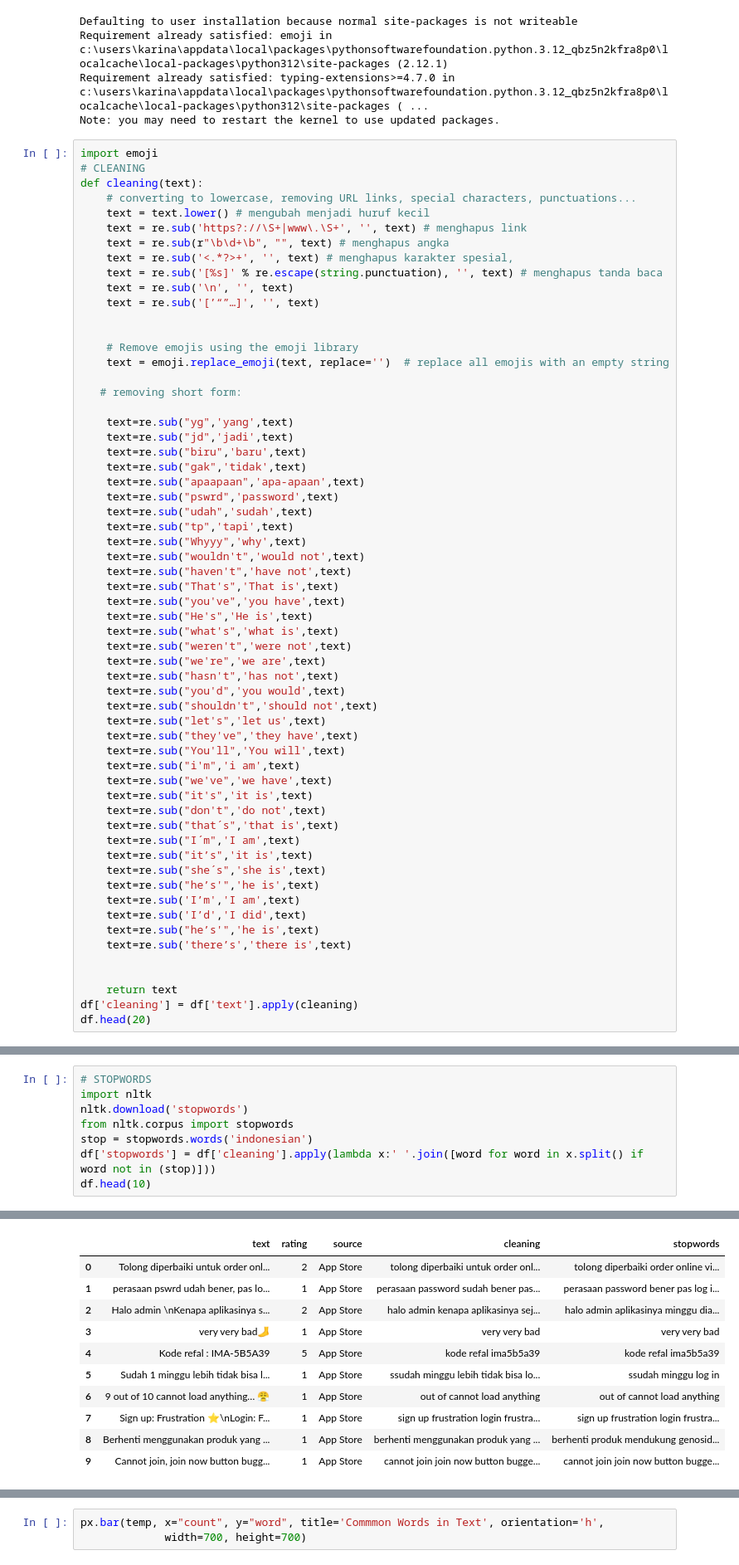
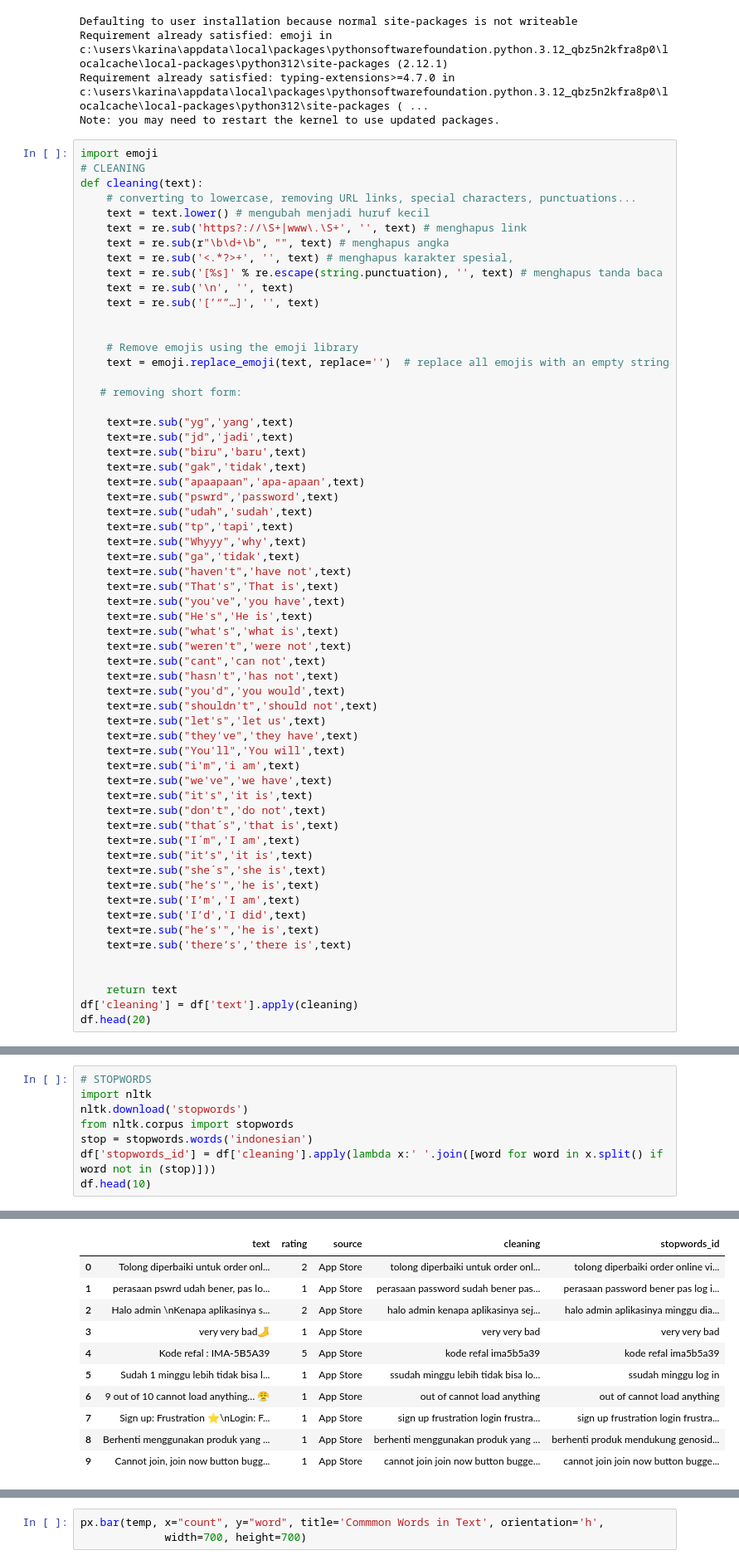
Before and after one commit to alamcahyo/Private_prjct_Alam_coffee, a Jupyter notebook: Skripsi Full/Skripsi_Full.ipynb, the cells around one changed output, grey strips where cells are left out. Shown at 83% size. Cells and saved outputs as stored; diff of their text form.

```diff
--- a/Skripsi Full/Skripsi_Full.ipynb
+++ b/Skripsi Full/Skripsi_Full.ipynb
@@ -106,14 +106,14 @@ def cleaning(text):
     text=re.sub("udah",'sudah',text)
     text=re.sub("tp",'tapi',text)
     text=re.sub("Whyyy",'why',text)
-    text=re.sub("wouldn't",'would not',text)
+    text=re.sub("ga",'tidak',text)
     text=re.sub("haven't",'have not',text)
     text=re.sub("That's",'That is',text)
     text=re.sub("you've",'you have',text)
     text=re.sub("He's",'He is',text)
     text=re.sub("what's",'what is',text)
     text=re.sub("weren't",'were not',text)
-    text=re.sub("we're",'we are',text)
+    text=re.sub("cant",'can not',text)
     text=re.sub("hasn't",'has not',text)
     text=re.sub("you'd",'you would',text)
     text=re.sub("shouldn't",'should not',text)
@@ -159,16 +159,16 @@ df.head(20)
 # %%
 # STOPWORDS
 import nltk
 nltk.download('stopwords')
 from nltk.corpus import stopwords
 stop = stopwords.words('indonesian')
-df['stopwords'] = df['cleaning'].apply(lambda x:' '.join([word for word in x.split() if word not in (stop)]))
+df['stopwords_id'] = df['cleaning'].apply(lambda x:' '.join([word for word in x.split() if word not in (stop)]))
 df.head(10)
 # %% [output]
 [nltk_data] Downloading package stopwords to
 [nltk_data]     C:\Users\KARINA\AppData\Roaming\nltk_data...
 [nltk_data]   Package stopwords is already up-to-date!
-|  | text | rating | source | cleaning | stopwords |
+|  | text | rating | source | cleaning | stopwords_id |
 | 0 | Tolong diperbaiki untuk order onl... | 2 | App Store | tolong diperbaiki untuk order onl... | tolong diperbaiki order online vi... |
 | 1 | perasaan pswrd udah bener, pas lo... | 1 | App Store | perasaan password sudah bener pas... | perasaan password bener pas log i... |
 | 2 | Halo admin \nKenapa aplikasinya s... | 2 | App Store | halo admin kenapa aplikasinya sej... | halo admin aplikasinya minggu dia... |
```
Also changed, not shown: parts of 5 cells of this notebook, 4 other files.
